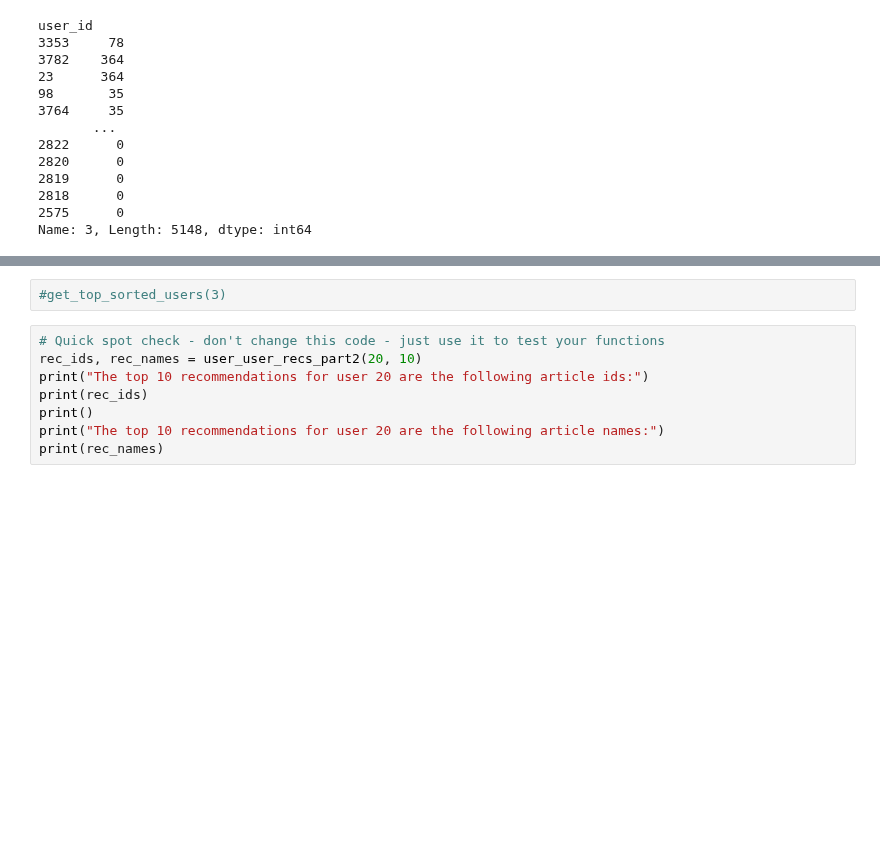
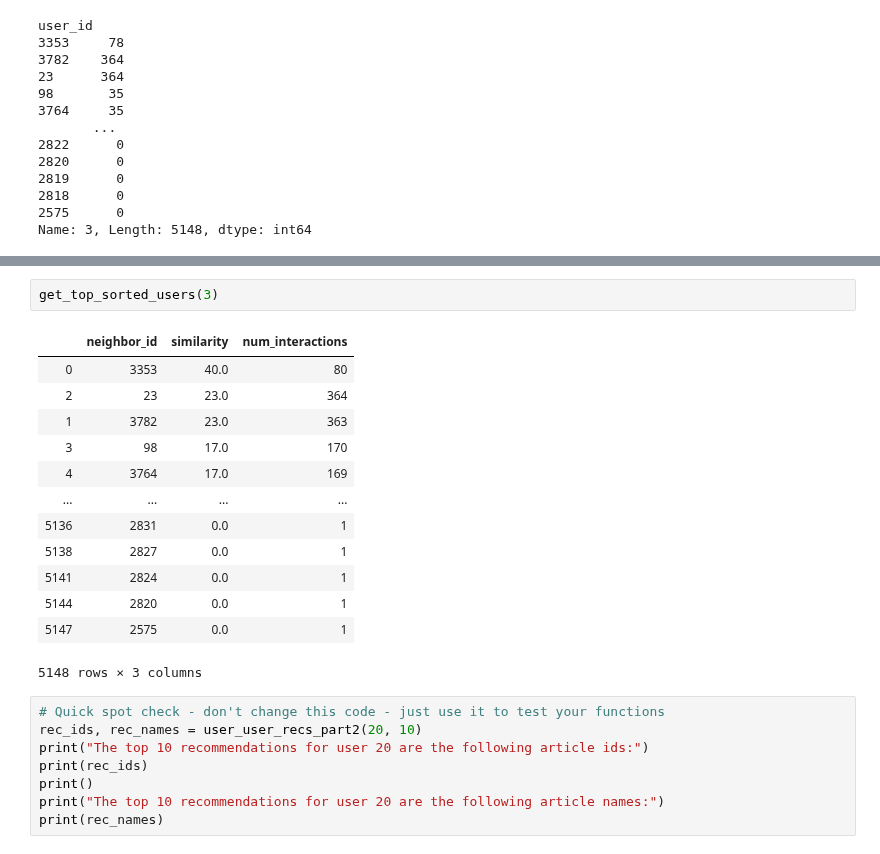
Before and after one commit to jc-udacity/datascientist, a Jupyter notebook: 08_experimental_design_and_recommandations/project/Recommendations_with_IBM.ipynb, the cells around one changed output, grey strips where cells are left out. Saved outputs shown, nothing was run; the diff lists cells and outputs as text; blank space fills up the shorter version.

```diff
--- a/08_experimental_design_and_recommandations/project/Recommendations_with_IBM.ipynb
+++ b/08_experimental_design_and_recommandations/project/Recommendations_with_IBM.ipynb
@@ -886,8 +883,22 @@ def user_user_recs_part2(user_id, m=10):
     rec_names = get_article_names(recommended_articles_ids)
 
     return recs, rec_names
-# %%
-#get_top_sorted_users(3)
+# %%
+get_top_sorted_users(3)
+# %% [output]
+|  | neighbor_id | similarity | num_interactions |
+| 0 | 3353 | 40.0 | 80 |
+| 2 | 23 | 23.0 | 364 |
+| 1 | 3782 | 23.0 | 363 |
+| 3 | 98 | 17.0 | 170 |
+| 4 | 3764 | 17.0 | 169 |
+| ... | ... | ... | ... |
+| 5136 | 2831 | 0.0 | 1 |
+| 5138 | 2827 | 0.0 | 1 |
+| 5141 | 2824 | 0.0 | 1 |
+| 5144 | 2820 | 0.0 | 1 |
+| 5147 | 2575 | 0.0 | 1 |
+5148 rows × 3 columns
 # %%
 # Quick spot check - don't change this code - just use it to test your functions
 rec_ids, rec_names = user_user_recs_part2(20, 10)
```
Also changed, not shown: parts of 5 cells of this notebook.
